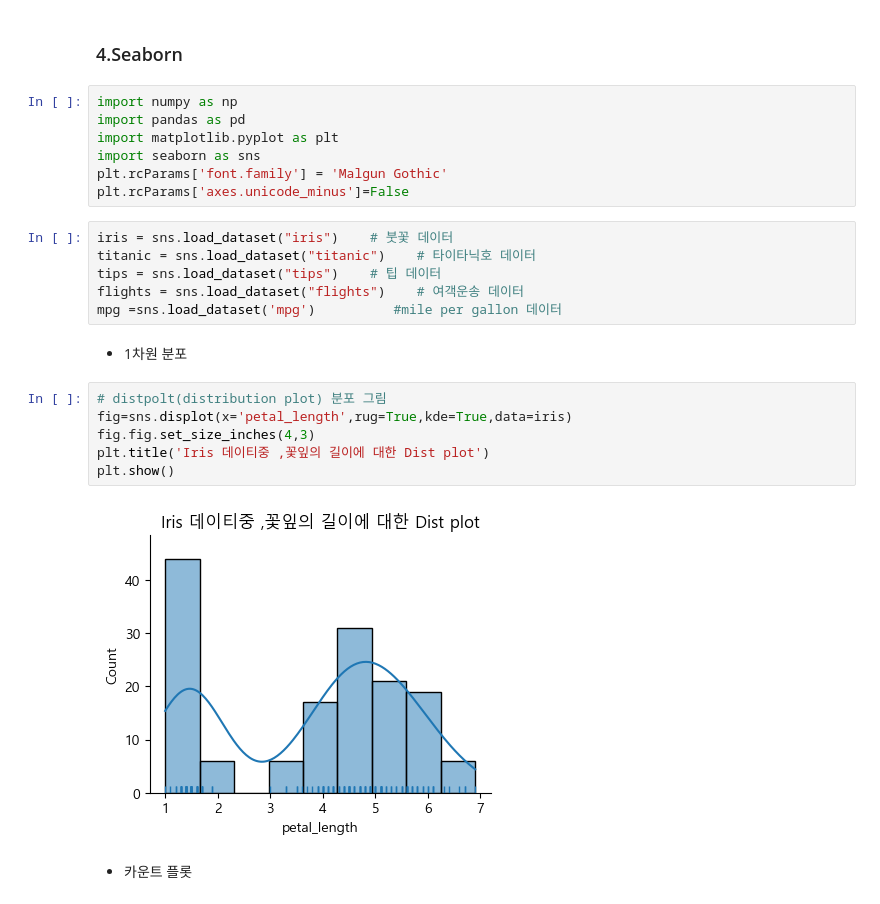
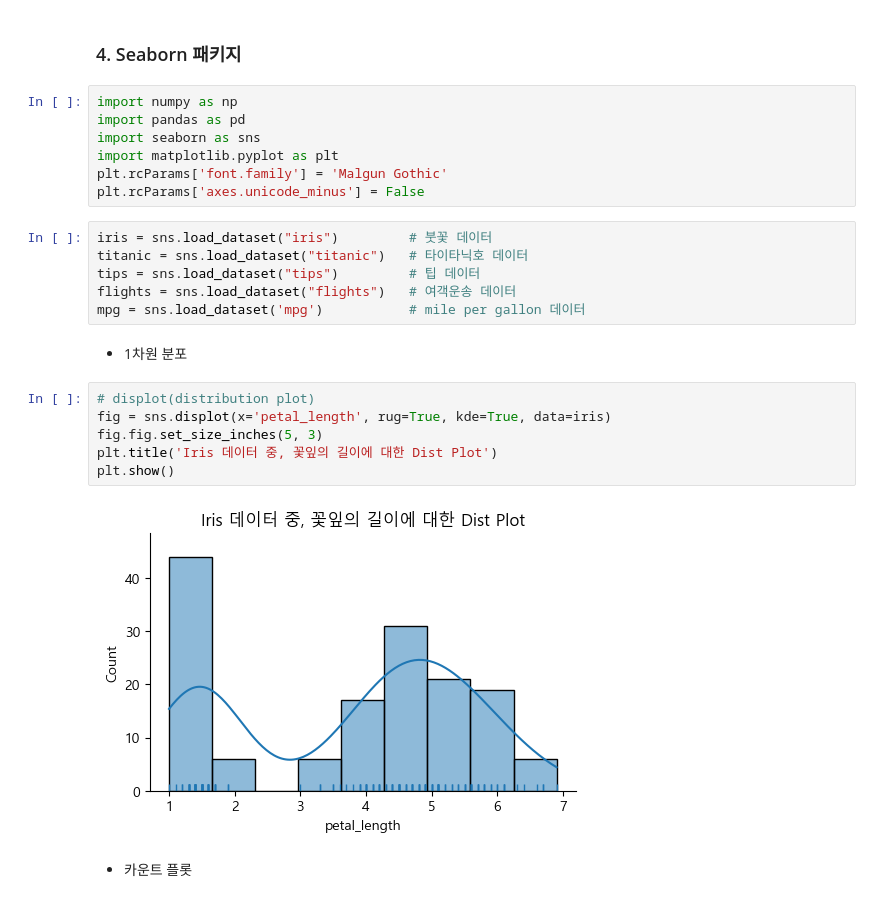
Before and after one commit to hyangshim/DataAnalysis_lecture-2023.04, a Jupyter notebook: 03.시각화/05.Seaborn.ipynb, the cells around one changed output. Saved outputs shown, nothing was run; the diff lists cells and outputs as text.

```diff
--- a/03.시각화/05.Seaborn.ipynb
+++ b/03.시각화/05.Seaborn.ipynb
@@ -1,28 +1,28 @@
 # %% [markdown]
-### 4.Seaborn
+### 4. Seaborn 패키지
 # %%
 import numpy as np
 import pandas as pd
+import seaborn as sns
 import matplotlib.pyplot as plt
-import seaborn as sns
 plt.rcParams['font.family'] = 'Malgun Gothic'
-plt.rcParams['axes.unicode_minus']=False
+plt.rcParams['axes.unicode_minus'] = False
 # %%
-iris = sns.load_dataset("iris")    # 붓꽃 데이터
-titanic = sns.load_dataset("titanic")    # 타이타닉호 데이터
-tips = sns.load_dataset("tips")    # 팁 데이터
-flights = sns.load_dataset("flights")    # 여객운송 데이터
-mpg =sns.load_dataset('mpg')          #mile per gallon 데이터
+iris = sns.load_dataset("iris")         # 붓꽃 데이터
+titanic = sns.load_dataset("titanic")   # 타이타닉호 데이터
+tips = sns.load_dataset("tips")         # 팁 데이터
+flights = sns.load_dataset("flights")   # 여객운송 데이터
+mpg = sns.load_dataset('mpg')           # mile per gallon 데이터
 # %% [markdown]
 - 1차원 분포
 # %%
-# distpolt(distribution plot) 분포 그림
-fig=sns.displot(x='petal_length',rug=True,kde=True,data=iris)
-fig.fig.set_size_inches(4,3)
-plt.title('Iris 데이티중 ,꽃잎의 길이에 대한 Dist plot')
+# displot(distribution plot)
+fig = sns.displot(x='petal_length', rug=True, kde=True, data=iris)
+fig.fig.set_size_inches(5, 3)
+plt.title('Iris 데이터 중, 꽃잎의 길이에 대한 Dist Plot')
 plt.show()
 # %% [output]
-[figure, old version]
+[figure, new version]
 # %% [markdown]
 - 카운트 플롯
 # %%
```
Also changed, not shown: parts of 32 cells of this notebook, 3 other files.
